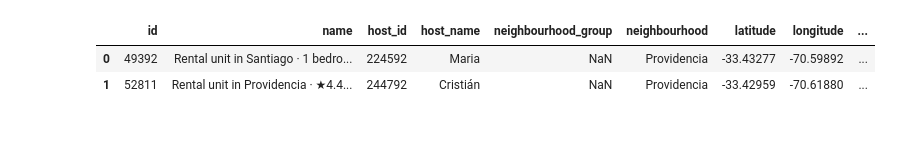
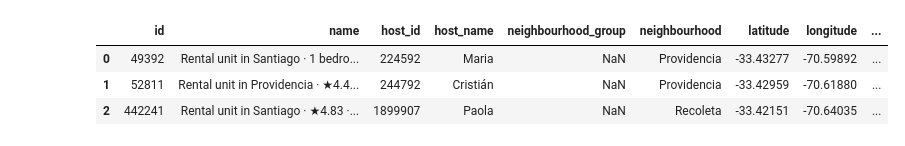
Before and after one commit to vulloa95/diplomado_2025, a Jupyter notebook: codigo_prueba.ipynb, the cells around one changed output. Cells and saved outputs as stored; diff of their text form; code cells hidden in the pictures.

```diff
--- a/codigo_prueba.ipynb
+++ b/codigo_prueba.ipynb
@@ -5,8 +4,9 @@ import pandas as pd
 #esto es un notebook
 df = pd.read_csv(r'C:\geo_proyectos\listings.csv')
 # %%
-df.head(2)
+df.head(3)
 # %% [output]
 |  | id | name | host_id | host_name | neighbourhood_group | neighbourhood | latitude | longitude | ... |
 | 0 | 49392 | Rental unit in Santiago · 1 bedro... | 224592 | Maria | NaN | Providencia | -33.43277 | -70.59892 | ... |
 | 1 | 52811 | Rental unit in Providencia · ★4.4... | 244792 | Cristián | NaN | Providencia | -33.42959 | -70.61880 | ... |
+| 2 | 442241 | Rental unit in Santiago · ★4.83 ·... | 1899907 | Paola | NaN | Recoleta | -33.42151 | -70.64035 | ... |
```
Also changed, not shown: parts of 2 cells of this notebook.
